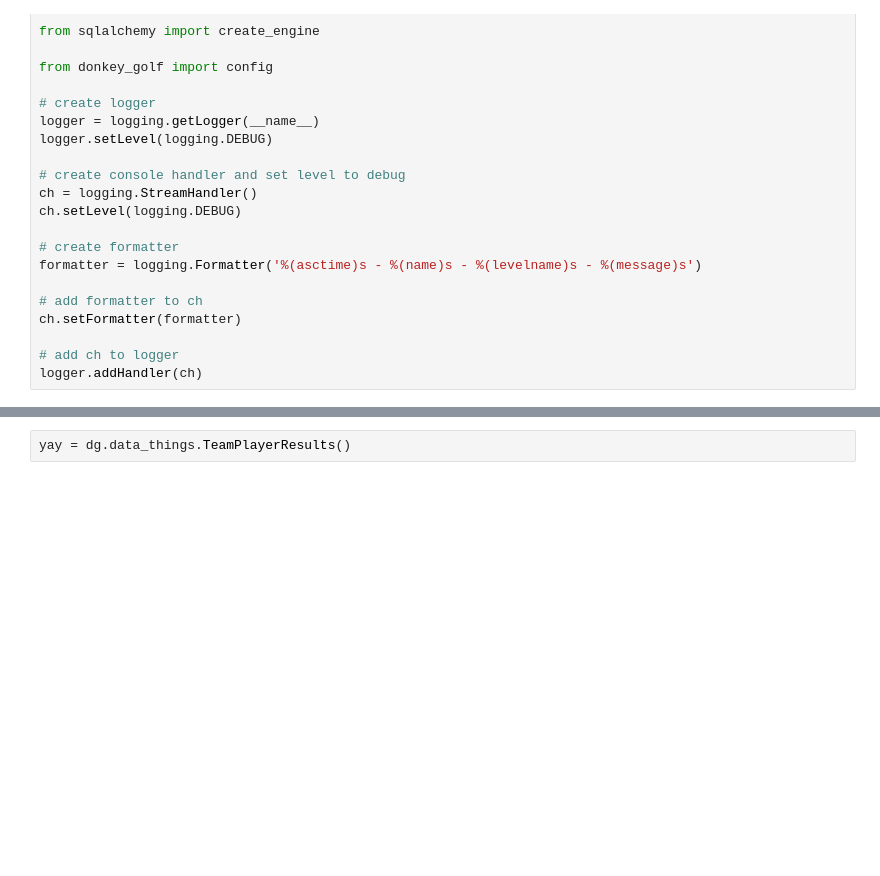
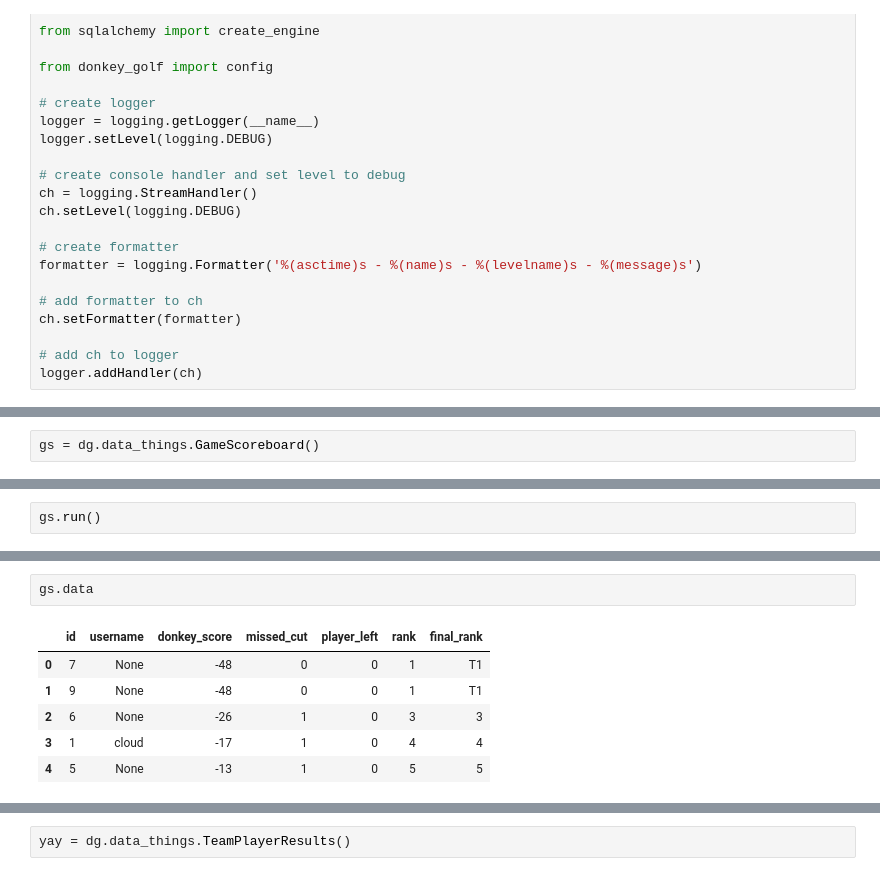
Before and after one commit to jbarton311/donkey_golf, a Jupyter notebook: jupyter_notebooks/class_testing.ipynb, the cells around one changed output, grey strips where cells are left out. Saved outputs shown, nothing was run; the diff lists cells and outputs as text; blank space fills up the shorter version.

```diff
--- a/jupyter_notebooks/class_testing.ipynb
+++ b/jupyter_notebooks/class_testing.ipynb
@@ -65,0 +88,2 @@ ImportError: html5lib not found, please install it
+# %%
+gs = dg.data_things.GameScoreboard()
@@ -65,0 +94,2 @@ ImportError: html5lib not found, please install it
+# %%
+gs.run()
@@ -65,0 +101,9 @@ ImportError: html5lib not found, please install it
+# %%
+gs.data
+# %% [output]
+|  | id | username | donkey_score | missed_cut | player_left | rank | final_rank |
+| 0 | 7 | None | -48 | 0 | 0 | 1 | T1 |
+| 1 | 9 | None | -48 | 0 | 0 | 1 | T1 |
+| 2 | 6 | None | -26 | 1 | 0 | 3 | 3 |
+| 3 | 1 | cloud | -17 | 1 | 0 | 4 | 4 |
+| 4 | 5 | None | -13 | 1 | 0 | 5 | 5 |
```
Also changed, not shown: parts of 16 cells of this notebook, 3 other files.
